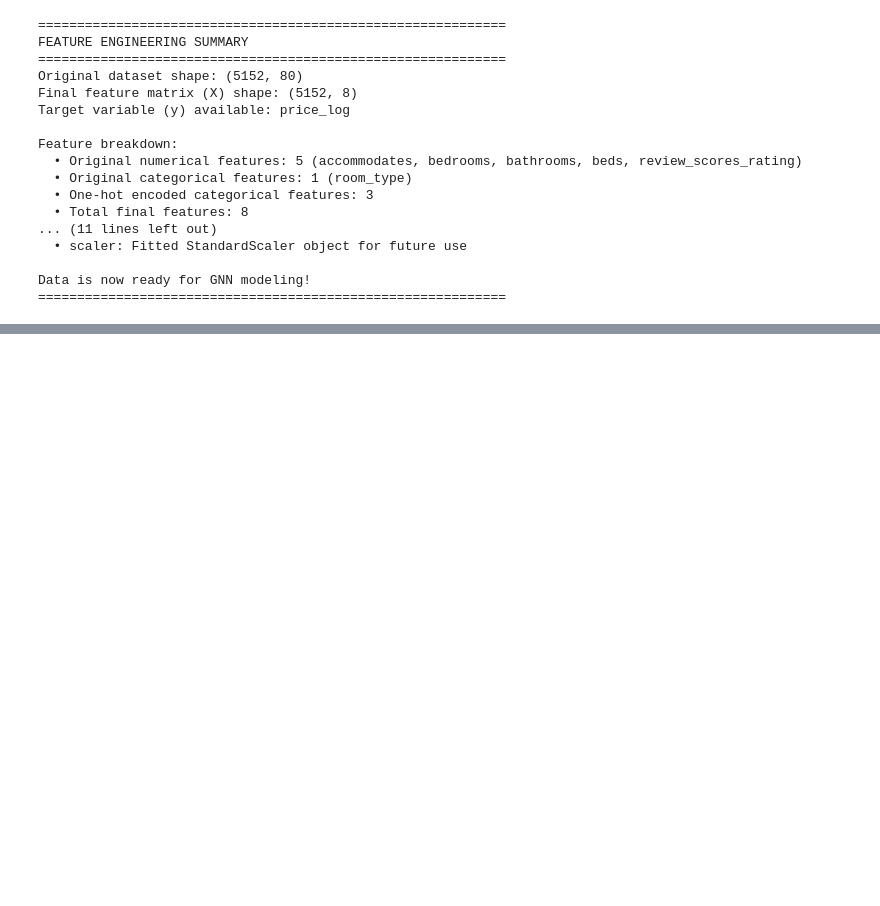
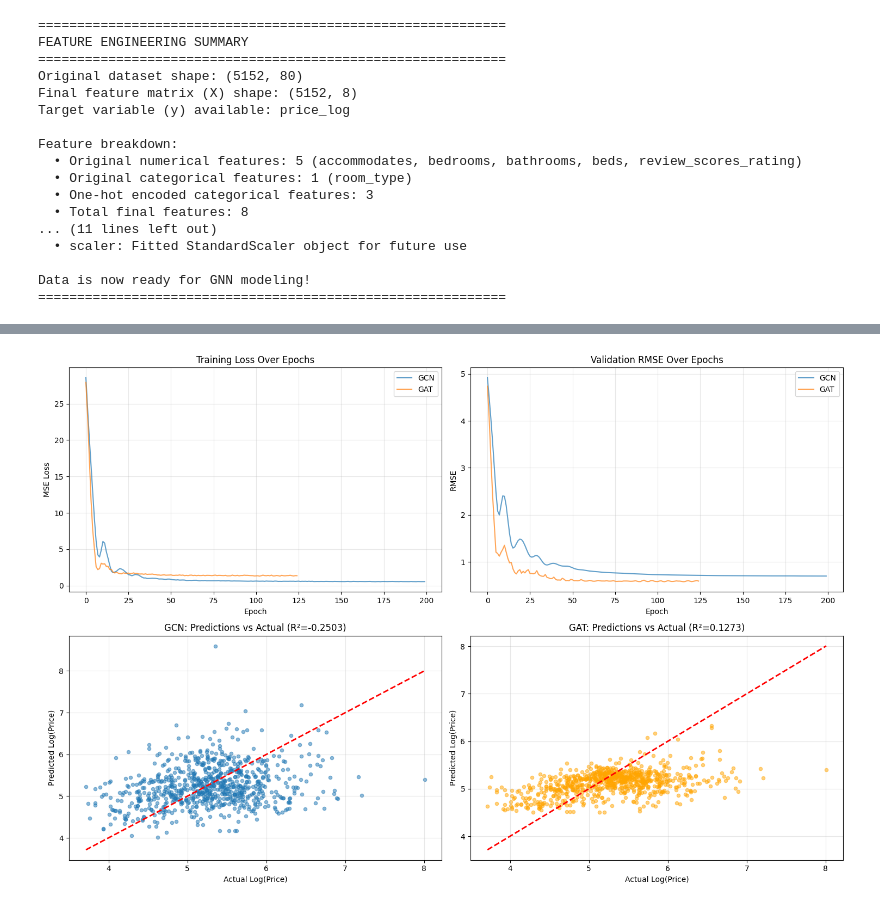
Before and after one commit to MuhammadYeasin/Geospatial-Price-Prediction-with-GNNs, a Jupyter notebook: phase1_data_loading.ipynb, the cells around one changed output, grey strips where cells are left out. Drawn from its saved outputs; the diff is of its cells as text; code cells hidden in the pictures; blank space fills up the shorter version.

```diff
--- a/phase1_data_loading.ipynb
+++ b/phase1_data_loading.ipynb
@@ -552,0 +1570,93 @@ Data is now ready for GNN modeling!
+# %%
+# Model Comparison and Visualization
+
+import pandas as pd
+
+# Create comparison DataFrame
+comparison_df = pd.DataFrame({
+    'Model': ['GCN Baseline', 'GAT Advanced'],
+    'Test RMSE': [gcn_results['test_metrics']['rmse'], gat_results['test_metrics']['rmse']],
+    'Test MAE': [gcn_results['test_metrics']['mae'], gat_results['test_metrics']['mae']],
+    'Test R²': [gcn_results['test_metrics']['r2'], gat_results['test_metrics']['r2']],
+    'Val RMSE': [gcn_results['val_metrics']['rmse'], gat_results['val_metrics']['rmse']],
+    'Parameters': [
+        sum(p.numel() for p in gcn_model.parameters()),
+        sum(p.numel() for p in gat_model.parameters())
+    ],
+    'Training Time (s)': [gcn_results['training_time'], gat_results['training_time']]
+})
+
+print("=" * 70)
+print("MODEL COMPARISON SUMMARY")
+print("=" * 70)
+print("\n", comparison_df.to_string(index=False))
+
+# Calculate improvement
+rmse_improvement = ((gcn_results['test_metrics']['rmse'] - gat_results['test_metrics']['rmse']) /
+                    gcn_results['test_metrics']['rmse'] * 100)
+mae_improvement = ((gcn_results['test_metrics']['mae'] - gat_results['test_metrics']['mae']) /
+                   gcn_results['test_metrics']['mae'] * 100)
+
+print("\n" + "=" * 70)
+print("PERFORMANCE IMPROVEMENTS (GAT vs GCN)")
+print("=" * 70)
+if rmse_improvement > 0:
+    print(f"RMSE Improvement: {rmse_improvement:.2f}% better")
+else:
+    print(f"RMSE: {abs(rmse_improvement):.2f}% worse")
+
+if mae_improvement > 0:
+    print(f"MAE Improvement: {mae_improvement:.2f}% better")
+else:
+    print(f"MAE: {abs(mae_improvement):.2f}% worse")
+
+# Visualize training progress
+fig, axes = plt.subplots(2, 2, figsize=(15, 10))
+
+# Training Loss
+axes[0, 0].plot(gcn_results['history']['train_loss'], label='GCN', alpha=0.7)
+axes[0, 0].plot(gat_results['history']['train_loss'], label='GAT', alpha=0.7)
+axes[0, 0].set_title('Training Loss Over Epochs')
+axes[0, 0].set_xlabel('Epoch')
+axes[0, 0].set_ylabel('MSE Loss')
+axes[0, 0].legend()
+axes[0, 0].grid(True, alpha=0.3)
+
+# Validation RMSE
+axes[0, 1].plot(gcn_results['history']['val_rmse'], label='GCN', alpha=0.7)
+axes[0, 1].plot(gat_results['history']['val_rmse'], label='GAT', alpha=0.7)
+axes[0, 1].set_title('Validation RMSE Over Epochs')
+axes[0, 1].set_xlabel('Epoch')
+axes[0, 1].set_ylabel('RMSE')
+axes[0, 1].legend()
+axes[0, 1].grid(True, alpha=0.3)
+
+# Predictions vs Actual (GCN)
+axes[1, 0].scatter(gcn_results['test_metrics']['targets'],
+                   gcn_results['test_metrics']['predictions'],
+                   alpha=0.5, s=20)
+axes[1, 0].plot([gcn_results['test_metrics']['targets'].min(), gcn_results['test_metrics']['targets'].max()],
+                [gcn_results['test_metrics']['targets'].min(), gcn_results['test_metrics']['targets'].max()],
+                'r--', lw=2)
+axes[1, 0].set_title(f'GCN: Predictions vs Actual (R²={gcn_results["test_metrics"]["r2"]:.4f})')
+axes[1, 0].set_xlabel('Actual Log(Price)')
+axes[1, 0].set_ylabel('Predicted Log(Price)')
+axes[1, 0].grid(True, alpha=0.3)
+
+# Predictions vs Actual (GAT)
+axes[1, 1].scatter(gat_results['test_metrics']['targets'],
+                   gat_results['test_metrics']['predictions'],
+                   alpha=0.5, s=20, color='orange')
+axes[1, 1].plot([gat_results['test_metrics']['targets'].min(), gat_results['test_metrics']['targets'].max()],
+                [gat_results['test_metrics']['targets'].min(), gat_results['test_metrics']['targets'].max()],
+                'r--', lw=2)
+axes[1, 1].set_title(f'GAT: Predictions vs Actual (R²={gat_results["test_metrics"]["r2"]:.4f})')
+axes[1, 1].set_xlabel('Actual Log(Price)')
+axes[1, 1].set_ylabel('Predicted Log(Price)')
+axes[1, 1].grid(True, alpha=0.3)
+
+plt.tight_layout()
+plt.show()
+
+print("\n✅ Model comparison and visualization complete!")
+# %% [output]
@@ -552,0 +1676 @@ Data is now ready for GNN modeling!
+[figure, added]
```
Also changed, not shown: parts of 52 cells of this notebook.
